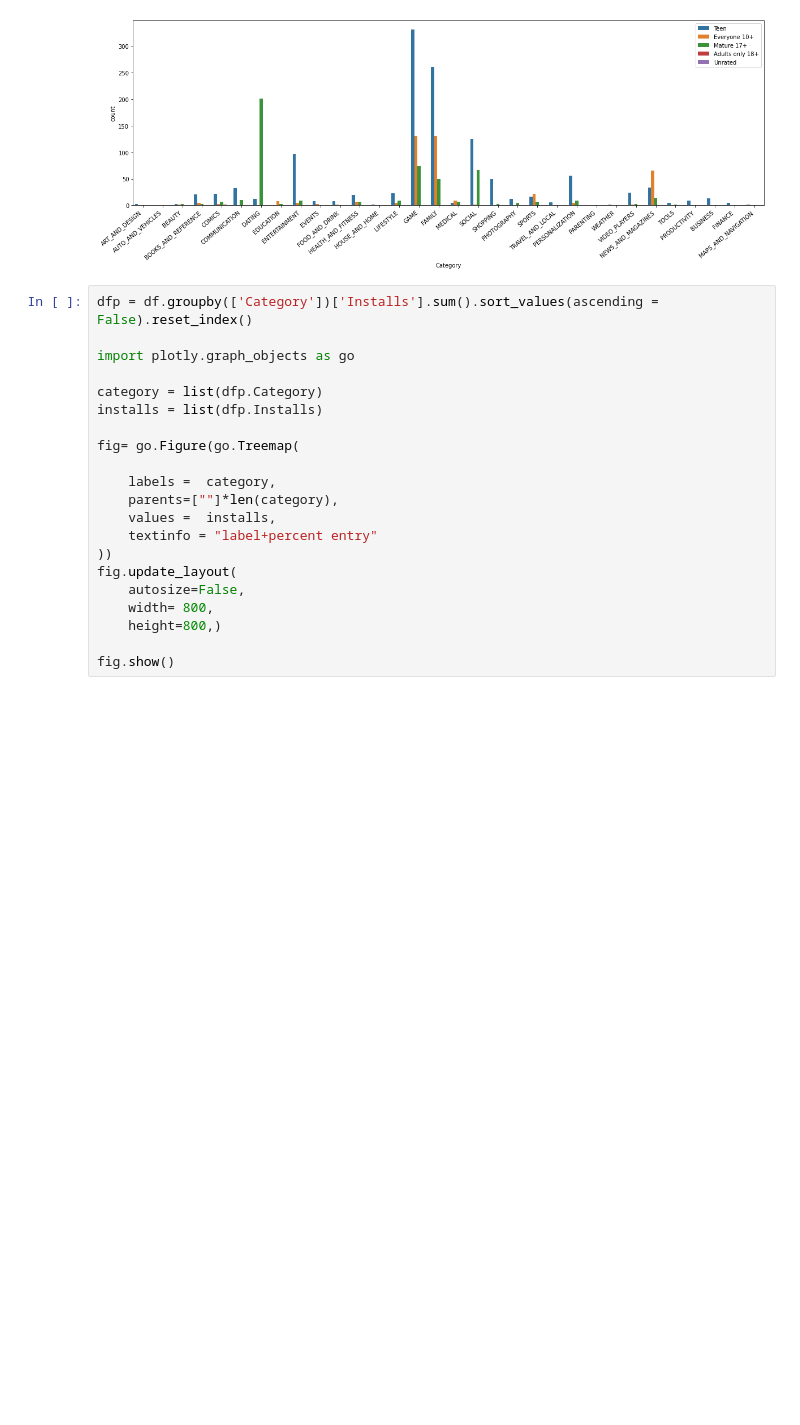
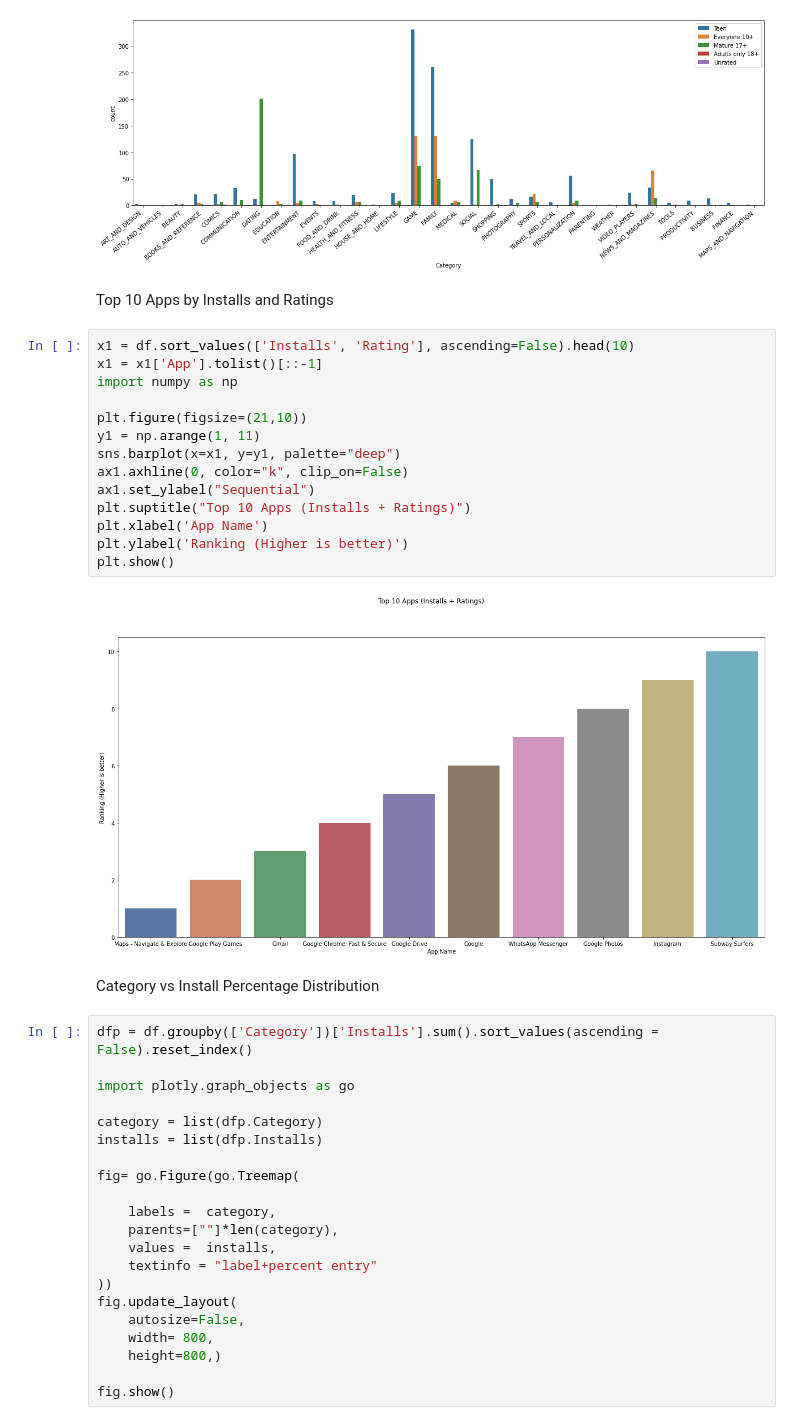
Before and after one commit to ayushxx7/pandas-course-project, a Jupyter notebook: zerotopandas_course_project.ipynb, the cells around one changed output. Saved outputs shown, nothing was run; the diff lists cells and outputs as text; blank space fills up the shorter version.

```diff
--- a/zerotopandas_course_project.ipynb
+++ b/zerotopandas_course_project.ipynb
@@ -380,6 +419,26 @@ ax.legend(loc='upper right')
 plt.show()
 # %% [output]
 [figure]
+# %% [markdown]
+Top 10 Apps by Installs and Ratings
+# %%
+x1 = df.sort_values(['Installs', 'Rating'], ascending=False).head(10)
+x1 = x1['App'].tolist()[::-1]
+import numpy as np
+
+plt.figure(figsize=(21,10))
+y1 = np.arange(1, 11)
+sns.barplot(x=x1, y=y1, palette="deep")
+ax1.axhline(0, color="k", clip_on=False)
+ax1.set_ylabel("Sequential")
+plt.suptitle("Top 10 Apps (Installs + Ratings)")
+plt.xlabel('App Name')
+plt.ylabel('Ranking (Higher is better)')
+plt.show()
+# %% [output]
+[figure, added]
+# %% [markdown]
+Category vs Install Percentage Distribution
 # %%
 dfp = df.groupby(['Category'])['Installs'].sum().sort_values(ascending = False).reset_index()
 
```
Also changed, not shown: parts of 5 cells of this notebook.
